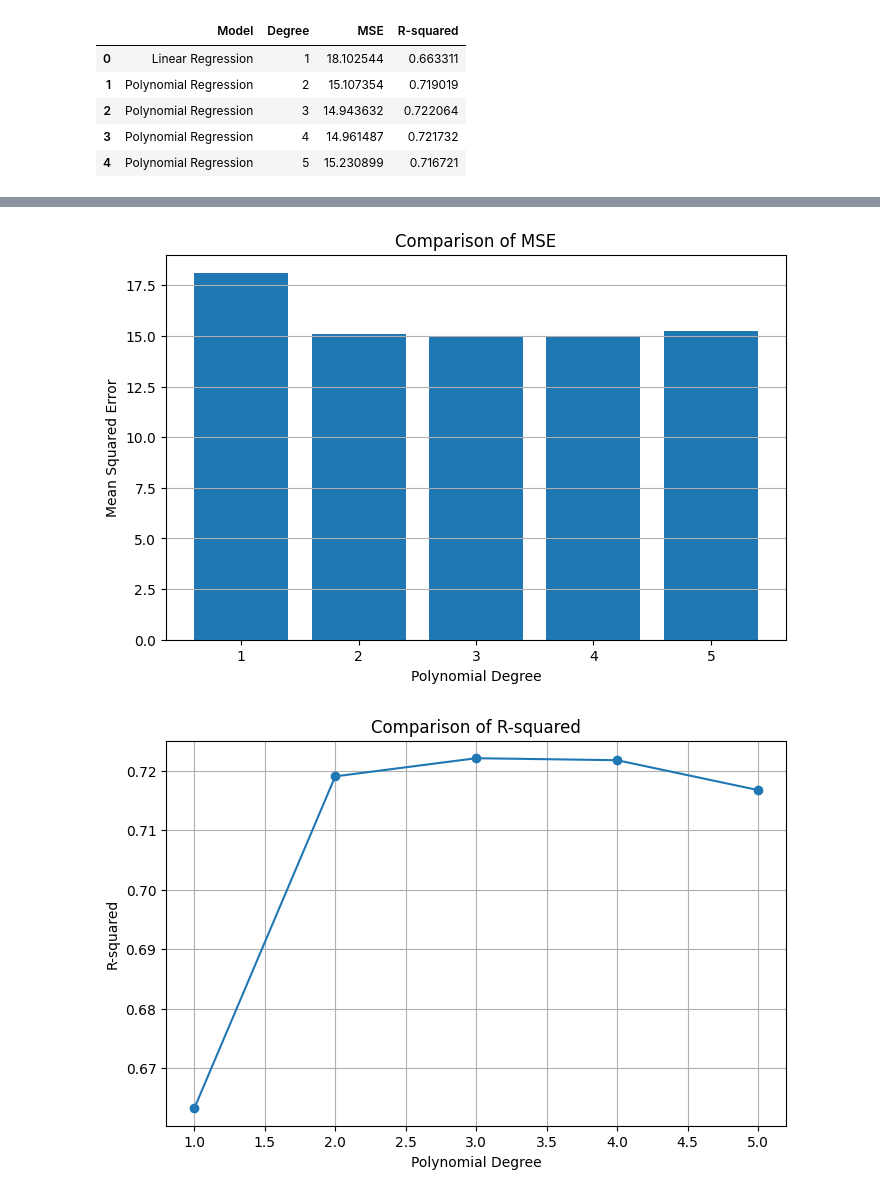
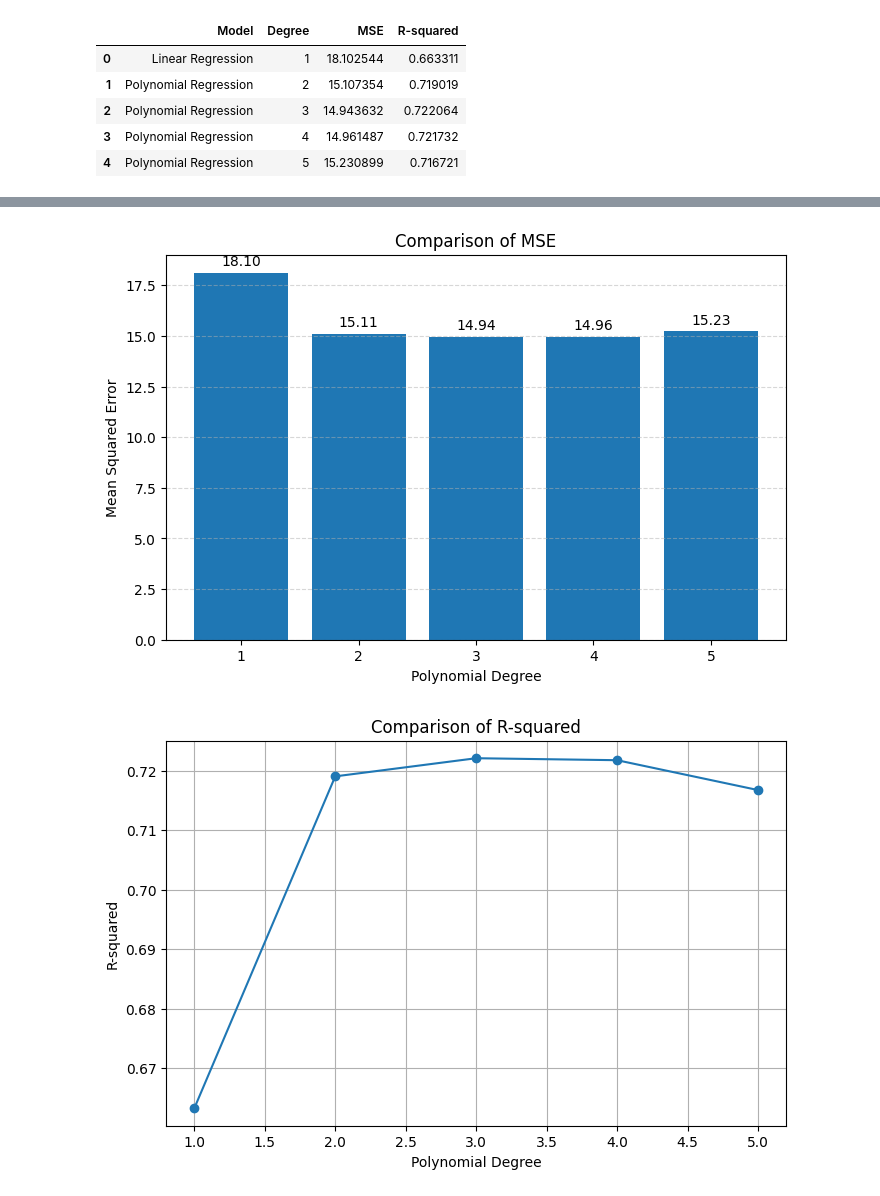
Before and after one commit to sarjus/cst503-ml, a Jupyter notebook: poly_regression.ipynb, the cells around one changed output, grey strips where cells are left out. Saved outputs shown, nothing was run; the diff lists cells and outputs as text; code cells hidden in the pictures.

```diff
--- a/poly_regression.ipynb
+++ b/poly_regression.ipynb
@@ -130,6 +124,9 @@ R-squared: 0.6633114869465596
 # %%
 # Store results
 results = []
+
+# Store polynomial models for plotting
+polynomial_models = {}
 
 # Add Linear Regression results
 results.append({
@@ -169,6 +166,12 @@ for degree in range(2, 6):
         'MSE': mse,
         'R-squared': r2
     })
+
+    # Store model and polynomial transformer
+    polynomial_models[degree] = {
+        'poly': poly,
+        'model': poly_model
+    }
 # %%
 # Convert results into DataFrame
 results_df = pd.DataFrame(results)
@@ -283,20 +260,24 @@ plt.show()
 # %%
+import matplotlib.pyplot as plt
+
 plt.figure(figsize=(8, 5))
 
-plt.bar(
+bars = plt.bar(
     results_df['Degree'].astype(str),
     results_df['MSE']
 )
 
+# Add labels above bars
+plt.bar_label(bars, fmt='%.2f', padding=3)
+
 plt.xlabel("Polynomial Degree")
 plt.ylabel("Mean Squared Error")
 plt.title("Comparison of MSE")
-
-plt.grid(axis='y')
+plt.grid(axis='y', linestyle='--', alpha=0.5)
 
 plt.show()
 # %% [output]
-[figure, old version]
+[figure, new version]
 # %%
 plt.figure(figsize=(8, 5))
 
```
Also changed, not shown: parts of 5 cells of this notebook.
